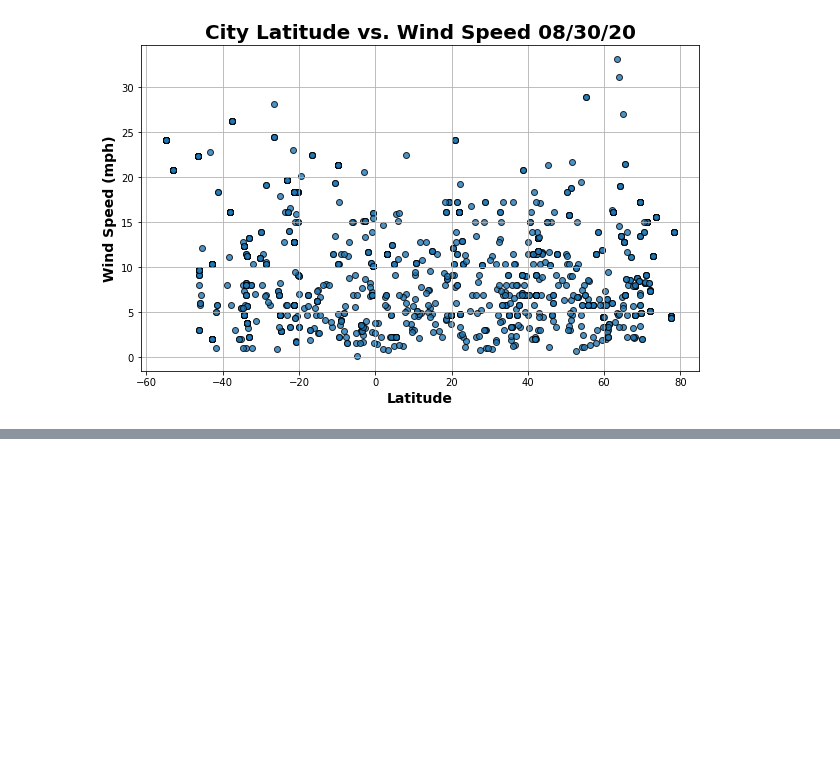
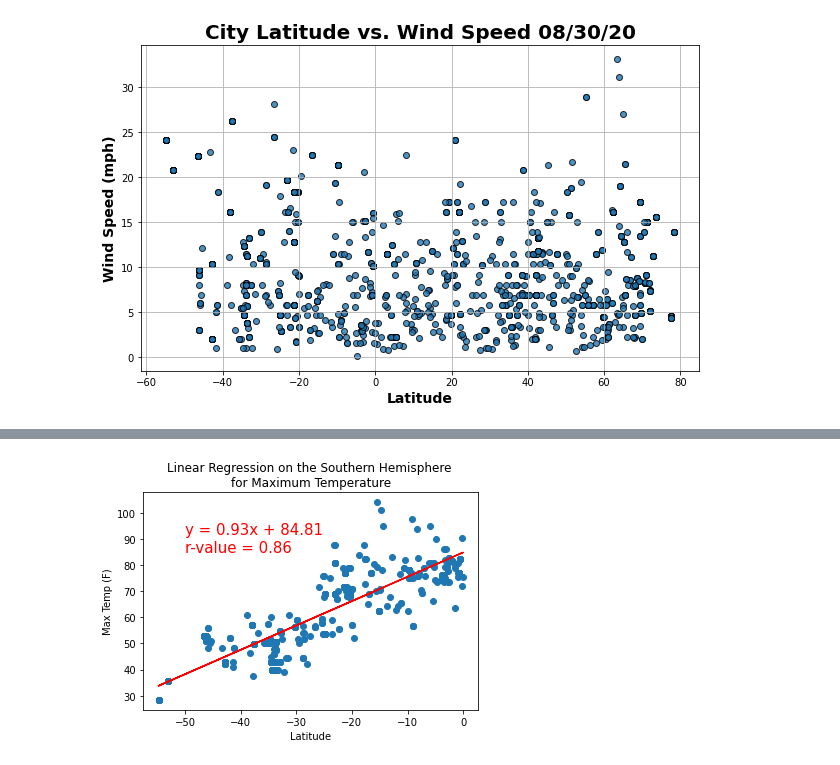
Before and after one commit to cedoula/World_Weather_Analysis, a Jupyter notebook: WeatherPy.ipynb, the cells around one changed output, grey strips where cells are left out. Cells and saved outputs as stored; diff of their text form; code cells hidden in the pictures; blank space fills up the shorter version.

```diff
--- a/WeatherPy.ipynb
+++ b/WeatherPy.ipynb
@@ -233,0 +274,4 @@ plt.show()
+# %%
+# Filter city_data_df to get Southern Hemisphere lats
+southern_hemi_df = city_data_df.loc[(city_data_df["Lat"] < 0)]
+southern_hemi_df.head()
@@ -233,0 +294,9 @@ plt.show()
+# %%
+# Linear regression on the Southern Hemisphere
+x_values = southern_hemi_df["Lat"]
+y_values = southern_hemi_df["Max Temp"]
+
+# Call the function.
+plot_linear_regression(x_values, y_values, "Linear Regression on the Southern Hemisphere \nfor Maximum Temperature", "Max Temp (F)", (-50, 85))
+# %% [output]
+[figure, added]
```
Also changed, not shown: parts of 11 cells of this notebook, 1 other file.
